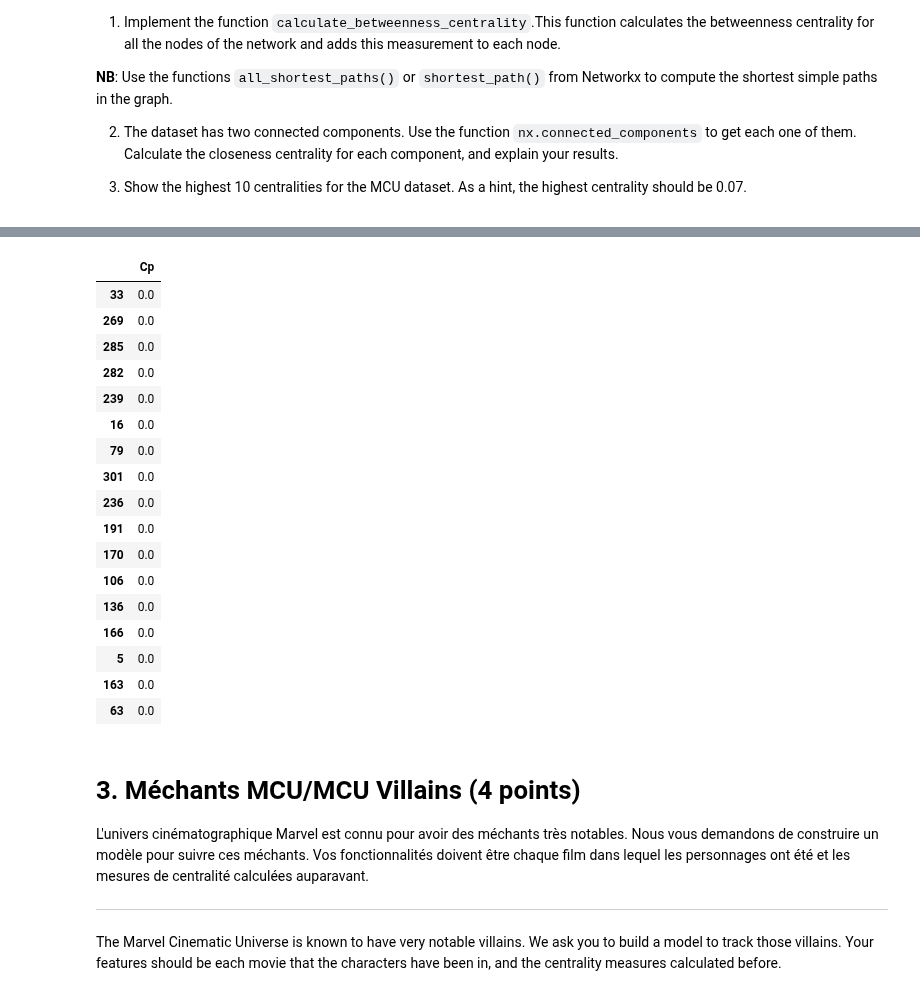
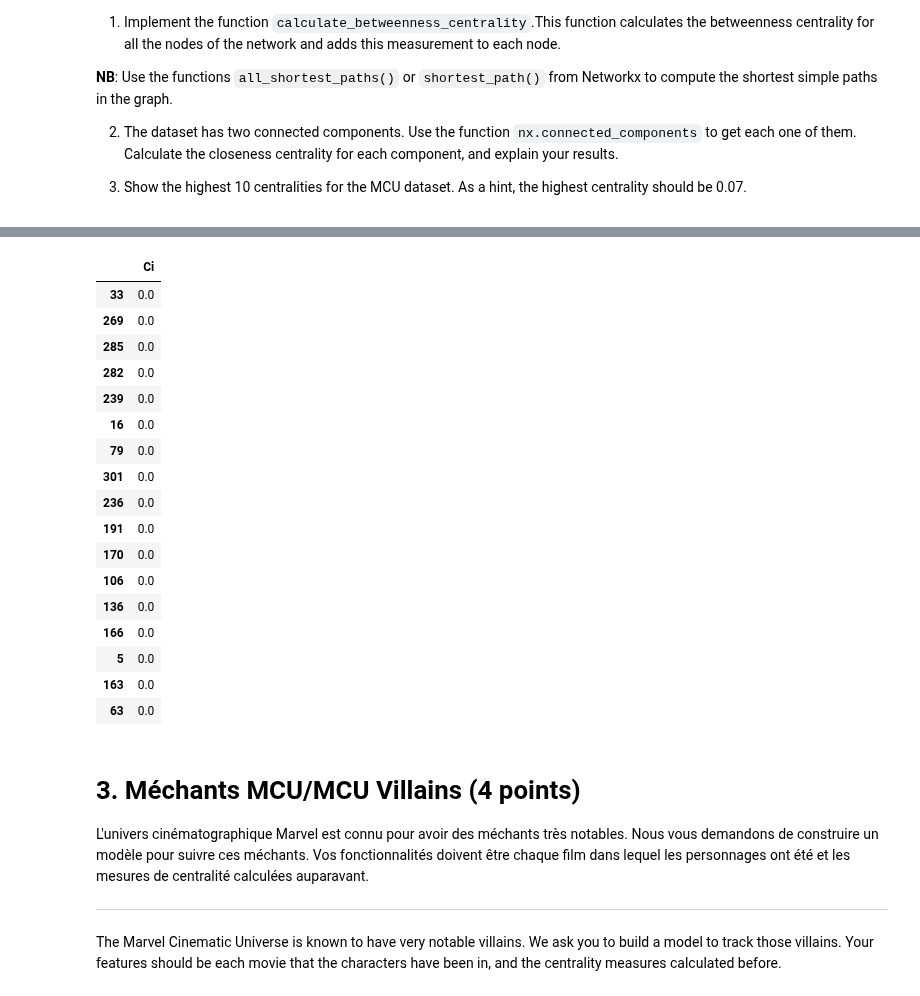
Before and after one commit to marcomudenge/Spark_GCP_Market_Basket_Analysis, a Jupyter notebook: TP3/TP3.ipynb, the cells around one changed output, grey strips where cells are left out. Drawn from its saved outputs; the diff is of its cells as text; code cells hidden in the pictures.

```diff
--- a/TP3/TP3.ipynb
+++ b/TP3/TP3.ipynb
@@ -686,7 +686,7 @@ def calculate_betweenness_centrality(social_network):
     # s = n*[0]
 
     for i in list(social_network.nodes):
-        social_network.nodes[i]['Cp'] = 0
+        social_network.nodes[i]['Ci'] = 0
 
     for j in list(social_network.nodes):
         for k in list(social_network.nodes):
@@ -695,12 +695,12 @@ def calculate_betweenness_centrality(social_network):
                 t = len(l)
                 for i in list(social_network.nodes):
                     if (i != j) and (i != k):
-                        social_network.nodes[i]['Cp']+=1.0*sum(l, []).count(i) / t
+                        social_network.nodes[i]['Ci']+=sum(l, []).count(i) / t
                         #print(sum(l, []).count(i) / t)
             #print(j, k)
 
     for i in list(social_network.nodes):
-        social_network.nodes[i]['Cp'] /= (factorial(n-1) / (2 * factorial(n-1-2)))
+        social_network.nodes[i]['Ci'] /= (factorial(n-1) / (2 * factorial(n-1-2)))
 
     return social_network
 # %%
@@ -716,4 +733,5 @@ df.sort_values("Cp", ascending=False)
 # %%
-df = pd.DataFrame(dict(calculate_betweenness_centrality(subgraph_1).nodes.data())).transpose()
-df.sort_values("Cp", ascending=False)
+%%time
+df_Ci_2 = pd.DataFrame(dict(calculate_betweenness_centrality(subgraph_1).nodes.data())).transpose()
+df_Ci_2.sort_values("Ci", ascending=False)
 # %% [output]
@@ -720,4 +740,4 @@ df.sort_values("Cp", ascending=False)
-|  | Cp |
+|  | Ci |
 | 33 | 0.0 |
 | 269 | 0.0 |
 | 285 | 0.0 |
```
Also changed, not shown: parts of 10 cells of this notebook.
